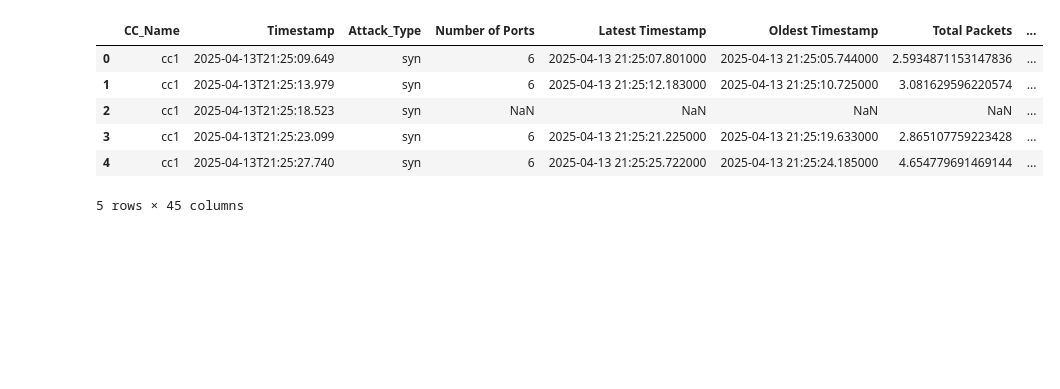
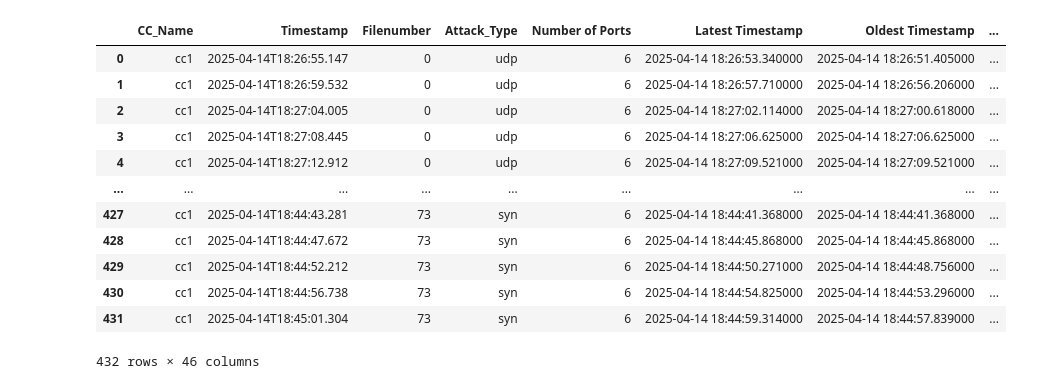
Before and after one commit to AshStorm17/Telemetry, a Jupyter notebook: model.ipynb, the cells around one changed output. Drawn from its saved outputs; the diff is of its cells as text; code cells hidden in the pictures; blank space fills up the shorter version.

Commit message:
preproccessed the packets for the model

```diff
--- a/model.ipynb
+++ b/model.ipynb
@@ -9,20 +16,18 @@ from utils.packet_parser import parse_csv, parse_cc2dc_packet
 # Step 1: Load all CSV files in the 'attack' directory
 attack_dir = "attack"
 dataframes = []
-for file in os.listdir(attack_dir):
-    if file.endswith(".csv"):
-        file_path = os.path.join(attack_dir, file)
-        attack_type = ''.join([char for char in file.split('.')[0] if not char.isdigit()])
-        try:
-            # Parse the CSV file using the packet parser
-            parsed_data = parse_csv(file_path)
-            # Convert parsed data into a DataFrame
-            df = pd.DataFrame(parsed_data)
-            df['Attack_Type'] = attack_type  # Add a column for the attack type
-            dataframes.append(df)
-        except Exception as e:
-            print(f"Error parsing {file_path}: {e}")
-
-# Combine all data into a single DataFrame
-all_data = pd.concat(dataframes, ignore_index=True)
-display(all_data.head())
+with app.app_context():
+    for idx, file in enumerate(os.listdir(attack_dir)):
+        if file.endswith(".csv"):
+            file_path = os.path.join(attack_dir, file)
+            attack_type = ''.join([char for char in file.split('.')[0] if not char.isdigit()])
+            try:
+                # Parse the CSV file using the packet parser
+                parsed_data = parse_csv(file_path)
+                # Convert parsed data into a DataFrame
+                df = pd.DataFrame(parsed_data)
+                df['Filenumber'] = idx  # Add a column for the file number
+                df['Attack_Type'] = attack_type  # Add a column for the attack type
+                dataframes.append(df)
+            except Exception as e:
+                print(f"Error parsing {file_path}: {e}")
@@ -36,15 +52,21 @@ display(all_data.head())
 # %%
 all_data['Stats'] = all_data['Stats'].apply(
     lambda x: list(x.values())[0] if isinstance(x, dict) and len(x) > 0 else None
 )
 stats_data = pd.json_normalize(all_data['Stats'])
 all_data_flattened = pd.concat([all_data.drop(columns=['Stats']), stats_data], axis=1)
-display(all_data_flattened.head())
+display(all_data_flattened)
 # %% [output]
-|  | CC_Name | Timestamp | Attack_Type | Number of Ports | Latest Timestamp | Oldest Timestamp | Total Packets | ... |
-| 0 | cc1 | 2025-04-13T21:25:09.649 | syn | 6 | 2025-04-13 21:25:07.801000 | 2025-04-13 21:25:05.744000 | 2.5934871153147836 | ... |
-| 1 | cc1 | 2025-04-13T21:25:13.979 | syn | 6 | 2025-04-13 21:25:12.183000 | 2025-04-13 21:25:10.725000 | 3.081629596220574 | ... |
-| 2 | cc1 | 2025-04-13T21:25:18.523 | syn | NaN | NaN | NaN | NaN | ... |
-| 3 | cc1 | 2025-04-13T21:25:23.099 | syn | 6 | 2025-04-13 21:25:21.225000 | 2025-04-13 21:25:19.633000 | 2.865107759223428 | ... |
-| 4 | cc1 | 2025-04-13T21:25:27.740 | syn | 6 | 2025-04-13 21:25:25.722000 | 2025-04-13 21:25:24.185000 | 4.654779691469144 | ... |
+|  | CC_Name | Timestamp | Filenumber | Attack_Type | Number of Ports | Latest Timestamp | Oldest Timestamp | ... |
+| 0 | cc1 | 2025-04-14T18:26:55.147 | 0 | udp | 6 | 2025-04-14 18:26:53.340000 | 2025-04-14 18:26:51.405000 | ... |
+| 1 | cc1 | 2025-04-14T18:26:59.532 | 0 | udp | 6 | 2025-04-14 18:26:57.710000 | 2025-04-14 18:26:56.206000 | ... |
+| 2 | cc1 | 2025-04-14T18:27:04.005 | 0 | udp | 6 | 2025-04-14 18:27:02.114000 | 2025-04-14 18:27:00.618000 | ... |
+| 3 | cc1 | 2025-04-14T18:27:08.445 | 0 | udp | 6 | 2025-04-14 18:27:06.625000 | 2025-04-14 18:27:06.625000 | ... |
+| 4 | cc1 | 2025-04-14T18:27:12.912 | 0 | udp | 6 | 2025-04-14 18:27:09.521000 | 2025-04-14 18:27:09.521000 | ... |
+| ... | ... | ... | ... | ... | ... | ... | ... | ... |
+| 427 | cc1 | 2025-04-14T18:44:43.281 | 73 | syn | 6 | 2025-04-14 18:44:41.368000 | 2025-04-14 18:44:41.368000 | ... |
+| 428 | cc1 | 2025-04-14T18:44:47.672 | 73 | syn | 6 | 2025-04-14 18:44:45.868000 | 2025-04-14 18:44:45.868000 | ... |
+| 429 | cc1 | 2025-04-14T18:44:52.212 | 73 | syn | 6 | 2025-04-14 18:44:50.271000 | 2025-04-14 18:44:48.756000 | ... |
+| 430 | cc1 | 2025-04-14T18:44:56.738 | 73 | syn | 6 | 2025-04-14 18:44:54.825000 | 2025-04-14 18:44:53.296000 | ... |
+| 431 | cc1 | 2025-04-14T18:45:01.304 | 73 | syn | 6 | 2025-04-14 18:44:59.314000 | 2025-04-14 18:44:57.839000 | ... |
-5 rows × 45 columns
+432 rows × 46 columns
```
Also changed, not shown: parts of 11 cells of this notebook.
